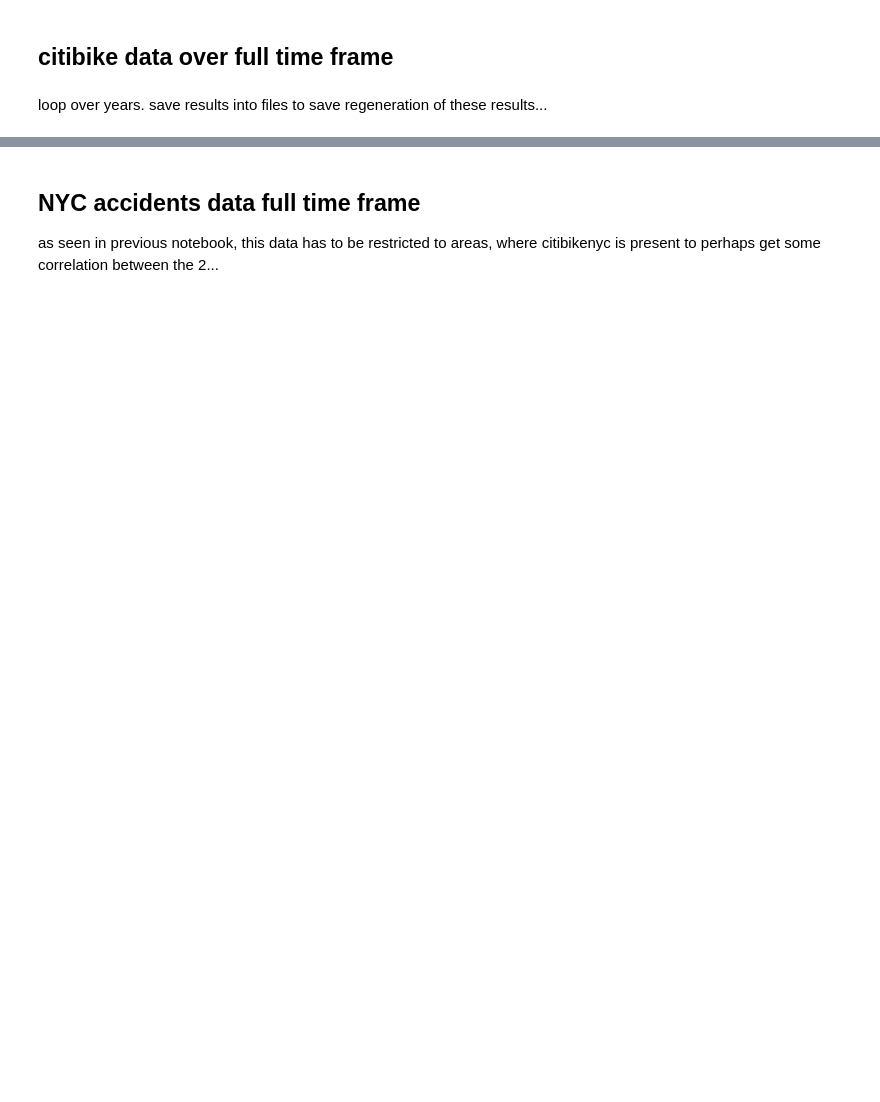
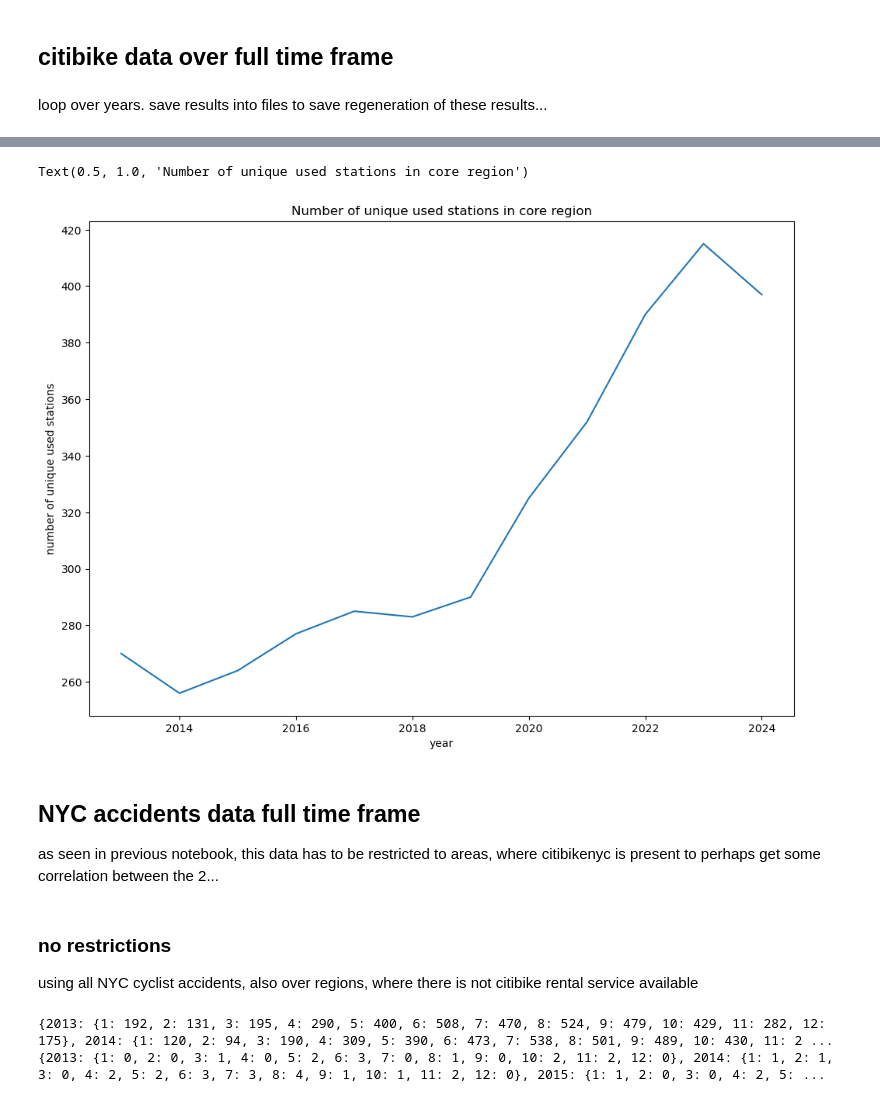
Before and after one commit to tobzac/challenge, a Jupyter notebook: 03_full_time_analysis.ipynb, the cells around one changed output, grey strips where cells are left out. Saved outputs shown, nothing was run; the diff lists cells and outputs as text; code cells hidden in the pictures; blank space fills up the shorter version.

```diff
--- a/03_full_time_analysis.ipynb
+++ b/03_full_time_analysis.ipynb
@@ -248,4 +320,20 @@ g = sns.lineplot(data=df_stations, x='year', y='number of unique used stations')
+# %%
+# plot number of used stations over years
+imported_number_unique_stations_per_year_core
+df_stations = pd.DataFrame.from_dict(imported_number_unique_stations_per_year_core, orient='index')
+df_stations['year'] = df_stations.index
+df_stations = df_stations.rename(columns={0: 'number of unique used stations'})
+df_stations
+
+g = sns.lineplot(data=df_stations, x='year', y='number of unique used stations')
+g.set_title('Number of unique used stations in core region')
+# %% [output]
+Text(0.5, 1.0, 'Number of unique used stations in core region')
+[figure, added]
 # %% [markdown]
 ## NYC accidents data full time frame
 
 as seen in  previous notebook, this data has to be restricted to areas, where citibikenyc is present to perhaps get some correlation between the 2...
+# %% [markdown]
+### no restrictions
+using all NYC cyclist accidents, also over regions, where there is not citibike rental service available
@@ -252,3 +343,25 @@ as seen in  previous notebook, this data has to be restricted to areas, where ci
 # %%
-# accidents per month over the years: restrict to Manhattan region, where citibikenyc is heavily used
-# and compare to other region, where citibikenyc is not used as heavily...
+# total without any restriction
+
+injuries_cyclists = {}
+injuries_cyclists_year = {}
+deaths_cyclists = {}
+deaths_cyclists_year = {}
+for year in all_years:
+    table_accidents_year = table_accidents[table_accidents["CRASH DATE"].dt.year == year]
+
+    injuries_cyclists_year[year] = table_accidents_year["NUMBER OF CYCLIST INJURED"].sum(skipna = True)
+    deaths_cyclists_year[year] = table_accidents_year["NUMBER OF CYCLIST KILLED"].sum(skipna = True)
+
+    injuries_cyclists[year] = {}
+    deaths_cyclists[year] = {}
+    for month in range(1,13):
+        table_accidents_month = table_accidents_year[table_accidents_year["CRASH DATE"].dt.month == month]
+        injuries_cyclists[year][month] = table_accidents_month["NUMBER OF CYCLIST INJURED"].sum(skipna = True)
+        deaths_cyclists[year][month] = table_accidents_month["NUMBER OF CYCLIST KILLED"].sum(skipna = True)
+
+print(injuries_cyclists)
+print(deaths_cyclists)
+# %% [output]
+{2013: {1: 192, 2: 131, 3: 195, 4: 290, 5: 400, 6: 508, 7: 470, 8: 524, 9: 479, 10: 429, 11: 282, 12: 175}, 2014: {1: 120, 2: 94, 3: 190, 4: 309, 5: 390, 6: 473, 7: 538, 8: 501, 9: 489, 10: 430, 11: 2 ...
+{2013: {1: 0, 2: 0, 3: 1, 4: 0, 5: 2, 6: 3, 7: 0, 8: 1, 9: 0, 10: 2, 11: 2, 12: 0}, 2014: {1: 1, 2: 1, 3: 0, 4: 2, 5: 2, 6: 3, 7: 3, 8: 4, 9: 1, 10: 1, 11: 2, 12: 0}, 2015: {1: 1, 2: 0, 3: 0, 4: 2, 5: ...
```
Also changed, not shown: parts of 22 cells of this notebook, 2 other files.
